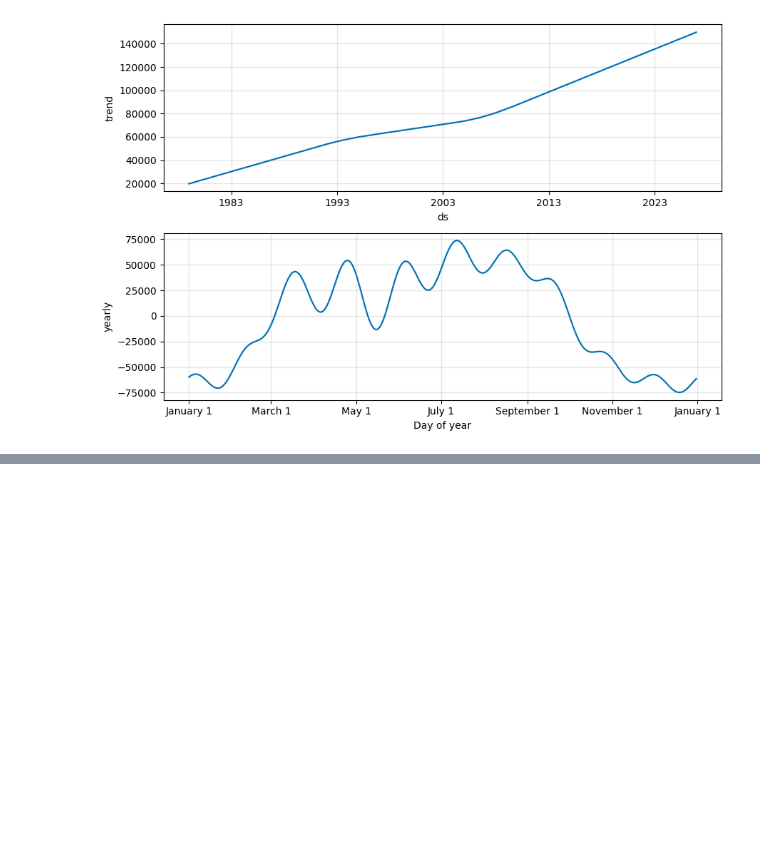
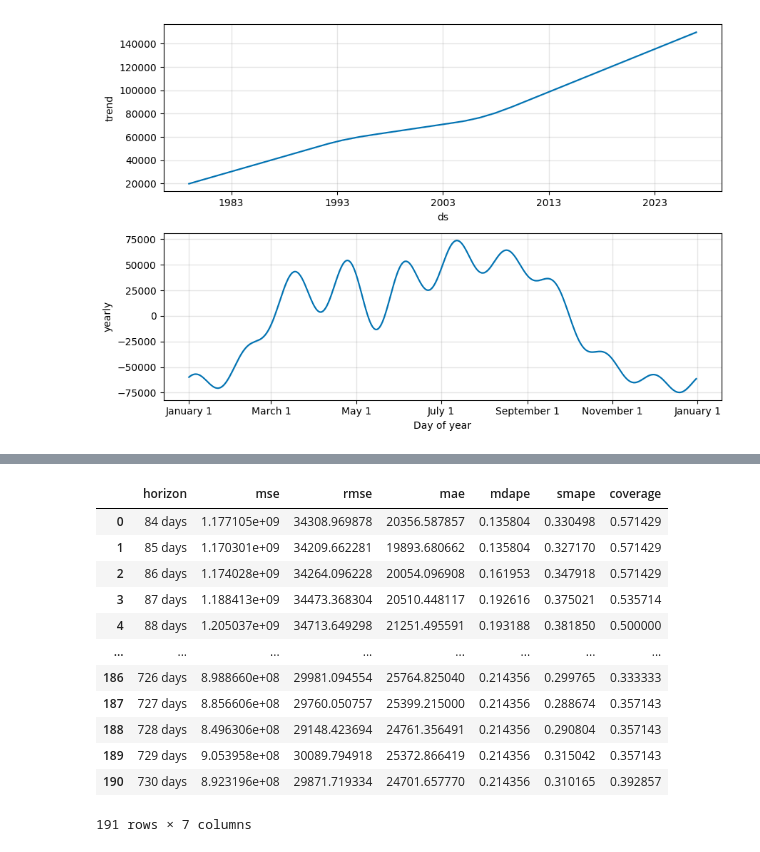
Before and after one commit to rgbuckley/utah_nps_visitation, a Jupyter notebook: Prophet.ipynb, the cells around one changed output, grey strips where cells are left out. Cells and saved outputs as stored; diff of their text form; code cells hidden in the pictures; blank space fills up the shorter version.

```diff
--- a/Prophet.ipynb
+++ b/Prophet.ipynb
@@ -376,0 +446,18 @@ dtype: int64
+# %%
+window = 0.1#set window
+df_p = performance_metrics(df_cv, rolling_window=window)
+df_p
+# %% [output]
+|  | horizon | mse | rmse | mae | mdape | smape | coverage |
+| 0 | 84 days | 1.177105e+09 | 34308.969878 | 20356.587857 | 0.135804 | 0.330498 | 0.571429 |
+| 1 | 85 days | 1.170301e+09 | 34209.662281 | 19893.680662 | 0.135804 | 0.327170 | 0.571429 |
+| 2 | 86 days | 1.174028e+09 | 34264.096228 | 20054.096908 | 0.161953 | 0.347918 | 0.571429 |
+| 3 | 87 days | 1.188413e+09 | 34473.368304 | 20510.448117 | 0.192616 | 0.375021 | 0.535714 |
+| 4 | 88 days | 1.205037e+09 | 34713.649298 | 21251.495591 | 0.193188 | 0.381850 | 0.500000 |
+| ... | ... | ... | ... | ... | ... | ... | ... |
+| 186 | 726 days | 8.988660e+08 | 29981.094554 | 25764.825040 | 0.214356 | 0.299765 | 0.333333 |
+| 187 | 727 days | 8.856606e+08 | 29760.050757 | 25399.215000 | 0.214356 | 0.288674 | 0.357143 |
+| 188 | 728 days | 8.496306e+08 | 29148.423694 | 24761.356491 | 0.214356 | 0.290804 | 0.357143 |
+| 189 | 729 days | 9.053958e+08 | 30089.794918 | 25372.866419 | 0.214356 | 0.315042 | 0.357143 |
+| 190 | 730 days | 8.923196e+08 | 29871.719334 | 24701.657770 | 0.214356 | 0.310165 | 0.392857 |
+191 rows × 7 columns
```
Also changed, not shown: parts of 17 cells of this notebook.
